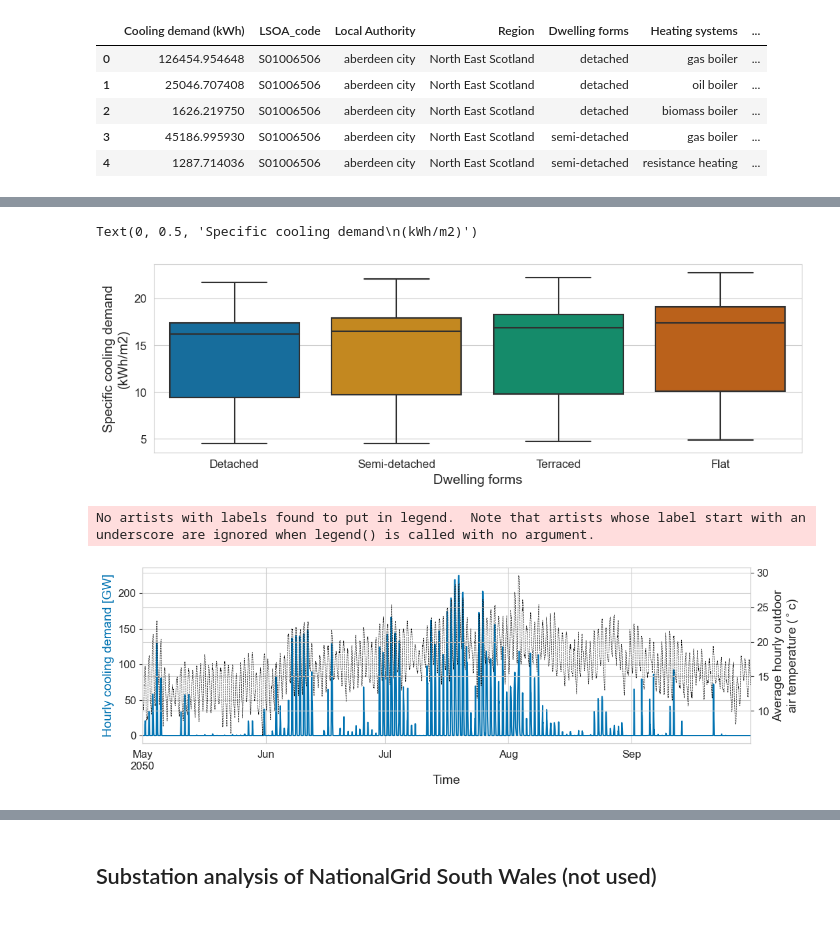
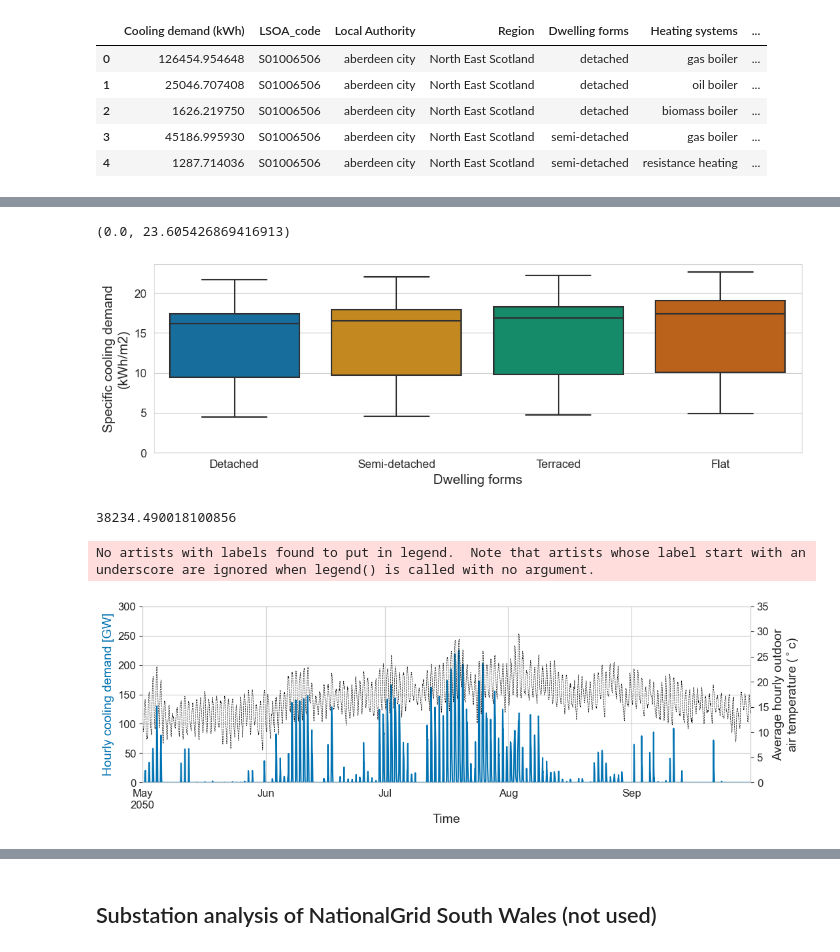
Before and after one commit to AlexandreLab/cooling_demand_UK, a Jupyter notebook: notebooks/visualisation_paper.ipynb, the cells around one changed output, grey strips where cells are left out. Drawn from its saved outputs; the diff is of its cells as text; code cells hidden in the pictures; blank space fills up the shorter version.

Commit message:
Task: correction of the electricity demand for cooling

```diff
--- a/notebooks/visualisation_paper.ipynb
+++ b/notebooks/visualisation_paper.ipynb
@@ -314,10 +355,15 @@ Text(0, 0.5, 'Specific cooling demand\n(kWh/dwelling)')
 # %%
 fig, ax = plt.subplots(figsize=figsize)
 sns.boxplot(all_data, x=schema.DwellingDataSchema.DWELLING_FORMS, y=schema.ResultSchema.SPECIFICCOOLINGDEMAND_AREA, ax=ax)
 ax.set_ylabel(schema.VisualisationSchema.SPECIFICCOOLINGDEMAND_AREA)
+ax.set_ylim(0, None)
 # %% [output]
-Text(0, 0.5, 'Specific cooling demand\n(kWh/m2)')
+(0.0, 23.605426869416913)
-[figure, old version]
+[figure, new version]
+# %%
+(cooling_demand.sum(axis=1)/1000000).sum()
+# %% [output]
+38234.490018100856
 # %%
 fig, ax = plt.subplots(figsize=figsize)
 
@@ -325,14 +371,17 @@ ax2 = ax.twinx()
 (cooling_demand.sum(axis=1)/1000000).plot(ax=ax)
 ax.set_ylabel('Hourly cooling demand [GW]', color=sns.color_palette()[0])
 ax.set_xlabel('Time')
+ax.set_ylim(0, 300)
 ax.legend().remove()
 ax.margins(0, None)
 
 pd.DataFrame(dict_cibse_temperature).mean(axis=1).plot(ax=ax2, linewidth=0.5, color='black', linestyle='--')
 ax2.set_ylabel(f'Average {schema.VisualisationSchema.HOURLY_OAT.lower()}')
+ax2.set_ylim(0, 35)
+ax2.grid(False)
 # ax.set_ylim(0, None)
 fig.savefig(PATH_SAVE_FIGURES/f"cooling_demand_GB.{fig_format}", bbox_inches='tight', format=fig_format, dpi=dpi)
 fig.savefig(PATH_SAVE_FIGURES/f"cooling_demand_GB.{export_fig_format}", bbox_inches='tight', format=export_fig_format, dpi=dpi)
 # %% [output]
 No artists with labels found to put in legend.  Note that artists whose label start with an underscore are ignored when legend() is called with no argument.
-[figure, old version]
+[figure, new version]
```
Also changed, not shown: parts of 18 cells of this notebook, 3 other files.
